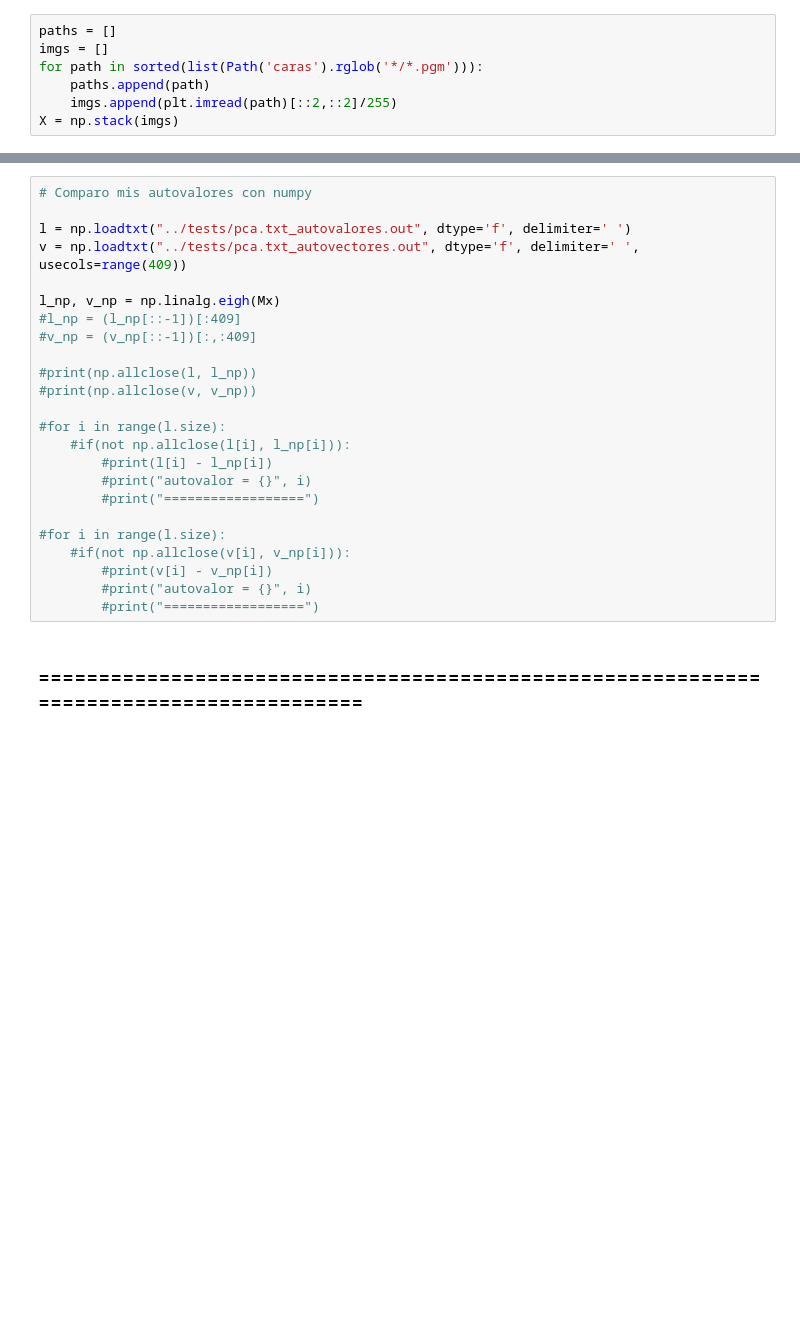
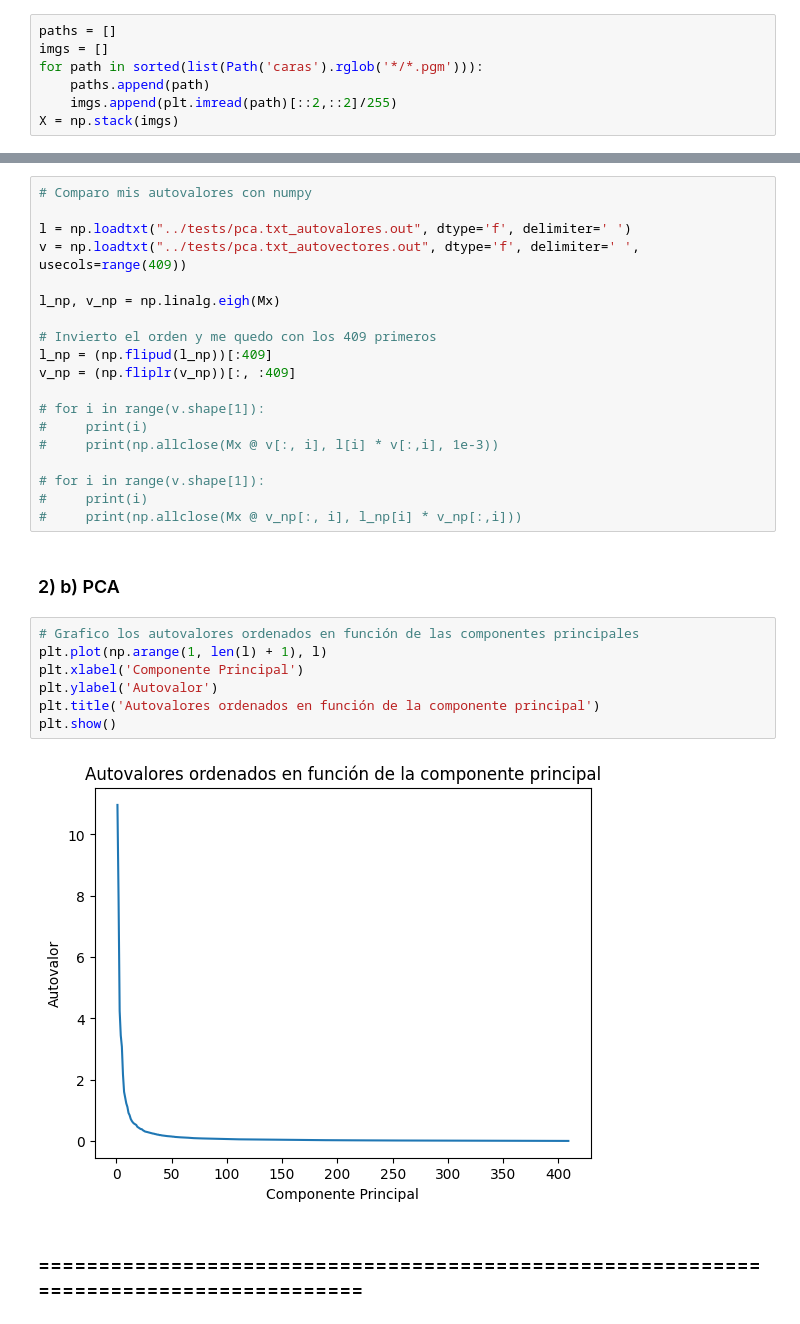
Before and after one commit to fedesassone/1c-2023-metodos-tp2, a Jupyter notebook: docs/ej1.ipynb, the cells around one changed output, grey strips where cells are left out. Saved outputs shown, nothing was run; the diff lists cells and outputs as text; blank space fills up the shorter version.

```diff
--- a/docs/ej1.ipynb
+++ b/docs/ej1.ipynb
@@ -139,23 +121,29 @@ l = np.loadtxt("../tests/pca.txt_autovalores.out", dtype='f', delimiter=' ')
 v = np.loadtxt("../tests/pca.txt_autovectores.out", dtype='f', delimiter=' ', usecols=range(409))
 
 l_np, v_np = np.linalg.eigh(Mx)
-#l_np = (l_np[::-1])[:409]
-#v_np = (v_np[::-1])[:,:409]
 
-#print(np.allclose(l, l_np))
-#print(np.allclose(v, v_np))
+# Invierto el orden y me quedo con los 409 primeros
+l_np = (np.flipud(l_np))[:409]
+v_np = (np.fliplr(v_np))[:, :409]
 
-#for i in range(l.size):
-    #if(not np.allclose(l[i], l_np[i])):
-        #print(l[i] - l_np[i])
-        #print("autovalor = {}", i)
-        #print("==================")
+# for i in range(v.shape[1]):
+#     print(i)
+#     print(np.allclose(Mx @ v[:, i], l[i] * v[:,i], 1e-3))
 
-#for i in range(l.size):
-    #if(not np.allclose(v[i], v_np[i])):
-        #print(v[i] - v_np[i])
-        #print("autovalor = {}", i)
-        #print("==================")
+# for i in range(v.shape[1]):
+#     print(i)
+#     print(np.allclose(Mx @ v_np[:, i], l_np[i] * v_np[:,i]))
+# %% [markdown]
+### 2) b) PCA
+# %%
+# Grafico los autovalores ordenados en función de las componentes principales
+plt.plot(np.arange(1, len(l) + 1), l)
+plt.xlabel('Componente Principal')
+plt.ylabel('Autovalor')
+plt.title('Autovalores ordenados en función de la componente principal')
+plt.show()
+# %% [output]
+[figure, added]
 # %% [markdown]
 ### =======================================================================================
 # %% [markdown]
```
Also changed, not shown: parts of 5 cells of this notebook, 4 other files.
